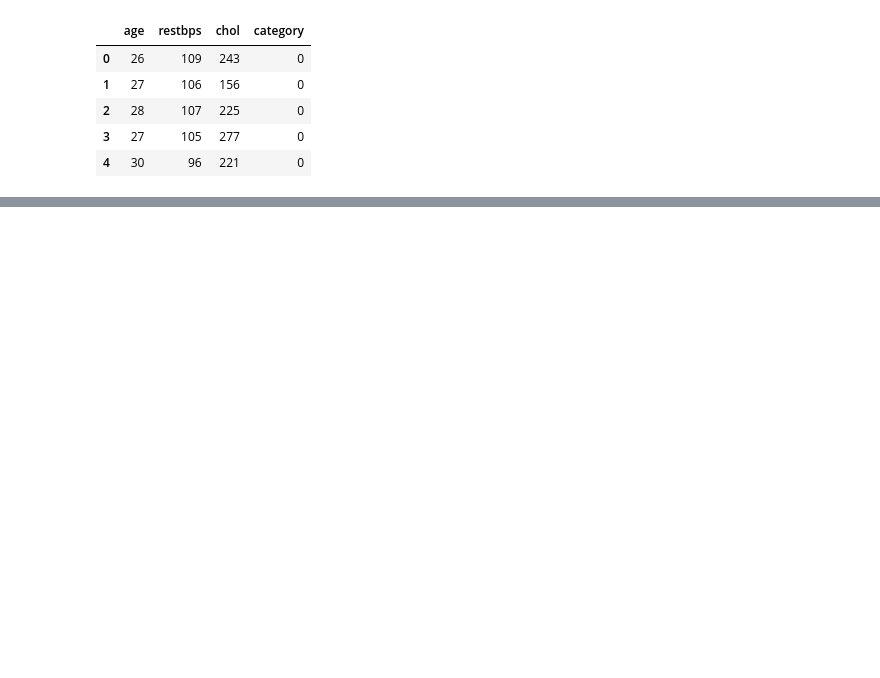
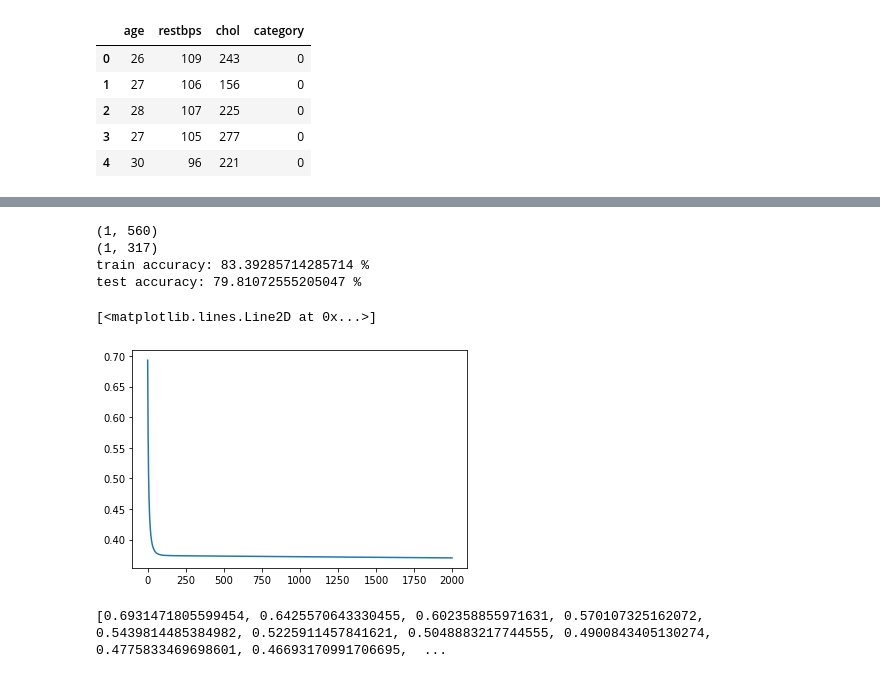
Before and after one commit to varundesai10/ELL409_Assignment1, a Jupyter notebook: Logistic_Regression_for_multiclass.ipynb, the cells around one changed output, grey strips where cells are left out. Cells and saved outputs as stored; diff of their text form; code cells hidden in the pictures; blank space fills up the shorter version.

```diff
--- a/Logistic_Regression_for_multiclass.ipynb
+++ b/Logistic_Regression_for_multiclass.ipynb
@@ -26,27 +56,31 @@ def cost_function(logit, Y):
 # %%
 def gradient(w,b,X,Y):
+
     m = X.shape[1]
     logit = sigmoid(np.dot(w.T,X) + b)
+    cost = cost_function_cross_entropy(logit, Y)
     dw = np.dot(X, (logit - Y).T)/m
     db = np.sum(logit - Y , axis = 1, keepdims = True)/m
 
     assert(dw.shape == w.shape)
-    assert(db.dtype = float)
+    assert(db.dtype == float)
 
     gradient = {"dw" : dw, "db" : db}
-    return gradient
+    return gradient, cost
 # %%
 #optimize:
 def optimization(w,b,X,Y, epoches, lr_alpha):
+    costs = []
     for i in range(epoches):
-        gradients = gradient(w,b,X,Y)
+        gradients, cost = gradient(w,b,X,Y)
 
         dw = gradients["dw"]
         db = gradients["db"]
 
         w = w - lr_alpha*dw
         b = b - lr_alpha*db
-
+        if i % 100 == 0:
+            costs.append(cost)
         params = {"w" : w, "b" : b}
-    return params
+    return params, costs
 # %%
@@ -68,22 +101,24 @@ def prediction(w,b,X, Y, epoches, lr_alpha):
 # %%
-def model():
-    w = np.zeros((X_train.shape[0],no_of_classes))
-    b = np.zeros(no_of_classes)
-    parameters = optimization(w, b, X_train, Y_train, epoches, learning_rate)
+def model(X_train, Y_train, X_test, Y_test, epoches = 2000, learning_rate = 0.5):
+    w = np.zeros((X_train.shape[0],1))
+    b = 0
+    parameters, costs = optimization(w, b, X_train, Y_train, epoches, learning_rate)
     w = parameters["w"]
     b = parameters["b"]
-    Y_prediction_test = predict(w, b, X_test)
-    Y_prediction_train = predict(w, b, X_train)
-
+    Y_prediction_test = prediction(w, b, X_test)
+    Y_prediction_train = prediction(w, b, X_train)
+    print(Y_prediction_train.shape)
+    print(Y_prediction_test.shape)
     print("train accuracy: {} %".format(100 - np.mean(np.abs(Y_prediction_train[0,:] - Y_train[0,:])) * 100))
     print("test accuracy: {} %".format(100 - np.mean(np.abs(Y_prediction_test[0,:] - Y_test[0,:])) * 100))
 
 
-    d = {"Y_prediction_test": Y_prediction_test,
+    d = {"costs": costs,
+         "Y_prediction_test": Y_prediction_test,
          "Y_prediction_train" : Y_prediction_train,
          "w" : w,
          "b" : b,
          "learning_rate" : learning_rate,
-         "num_iterations": num_iterations}
+         "num_iterations": epoches}
 
     return d
@@ -91,0 +125,17 @@ d = model(train_set_x, train_set_y, test_set_x, test_set_y, num_iterations = 200
+# %%
+d = model(X_train.T, Y_train, X_test.T, Y_test, epoches = 200000, learning_rate = 0.00005)
+# %% [output]
+(1, 560)
+(1, 317)
+train accuracy: 83.39285714285714 %
+test accuracy: 79.81072555205047 %
+# %%
+costs = np.squeeze(d['costs'])
+plt.plot(costs)
+# %% [output]
+[<matplotlib.lines.Line2D at 0x...>]
+[figure, added]
+# %%
+print(d['costs'])
+# %% [output]
+[0.6931471805599454, 0.6425570643330455, 0.602358855971631, 0.570107325162072, 0.5439814485384982, 0.5225911457841621, 0.5048883217744555, 0.4900843405130274, 0.4775833469698601, 0.46693170991706695,  ...
```
Also changed, not shown: parts of 7 cells of this notebook, 1 other file.
